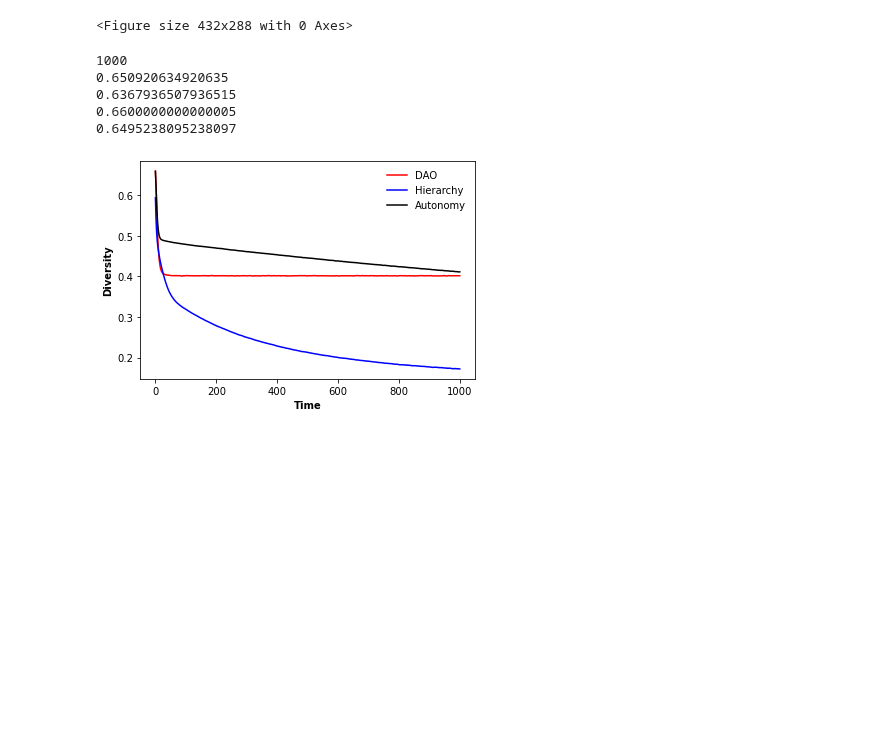
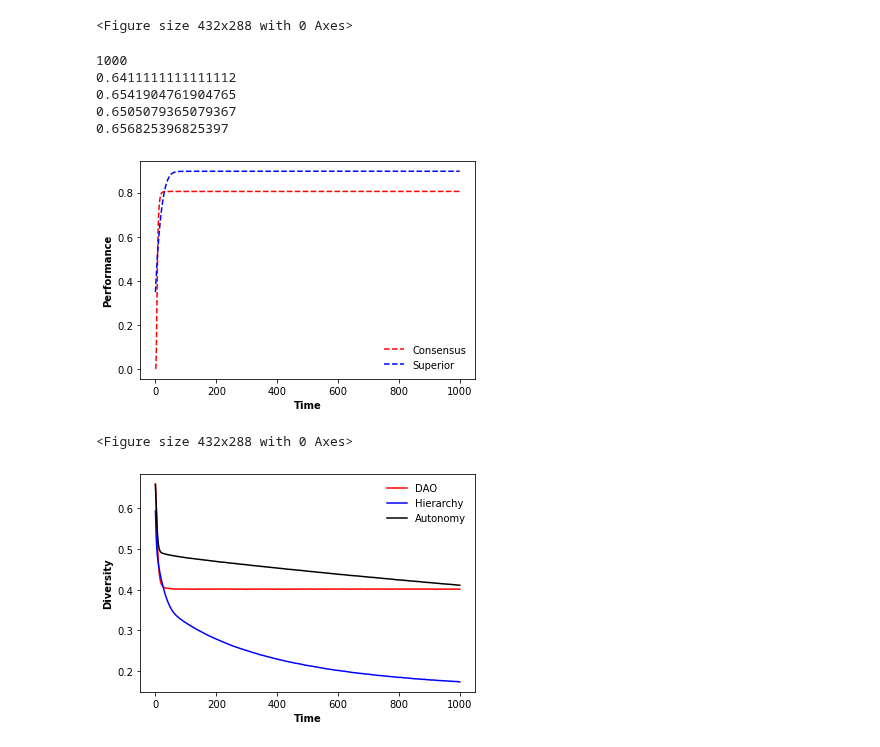
Before and after one commit to GrandJune/DAOs, a Jupyter notebook: V3/Turnover/Evaluator.ipynb, the cells around one changed output. Drawn from its saved outputs; the diff is of its cells as text; code cells hidden in the pictures; blank space fills up the shorter version.

```diff
--- a/V3/Turnover/Evaluator.ipynb
+++ b/V3/Turnover/Evaluator.ipynb
@@ -3,7 +3,7 @@ import matplotlib.pyplot as plt
 import pickle
 from matplotlib import container
 # %%
-data_folder = r"E:\data\dao-0214\DAO\Turnover"
+data_folder = r"E:\data\dao-0214\V3\Turnover"
 dao_performance_file = data_folder + r"\dao_performance"
 hierarchy_performance_file = data_folder + r"\hierarchy_performance"
 autonomy_performance_file = data_folder + r"\autonomy_performance"
@@ -69,10 +70,25 @@ print(dao_original_performance[5][-1])
 print(dao_original_performance[10][-1])
 # %% [output]
 1000
-0.650920634920635
-0.6367936507936515
-0.6600000000000005
-0.6495238095238097
+0.6411111111111112
+0.6541904761904765
+0.6505079365079367
+0.656825396825397
+# %%
+# Policy Performance
+x = range(len(dao_performance))
+plt.plot(range(len(dao_performance)), consensus_performance, "r--", label="Consensus")
+plt.plot(range(len(hierarchy_performance)), superior_performance, "b--", label="Superior")
+plt.xlabel('Time', fontweight='bold', fontsize=10)
+plt.ylabel('Performance', fontweight='bold', fontsize=10)
+# plt.xticks(x)
+plt.legend(frameon=False, ncol=1, fontsize=10)
+plt.savefig(data_folder + r"\DHA_performance.png", transparent=False, dpi=200)
+plt.show()
+plt.clf()
+# %% [output]
+[figure, added]
+<Figure size 432x288 with 0 Axes>
 # %%
 # Diversity
 x = range(len(dao_performance))
```
Also changed, not shown: parts of 1 cell of this notebook, 25 other files.
